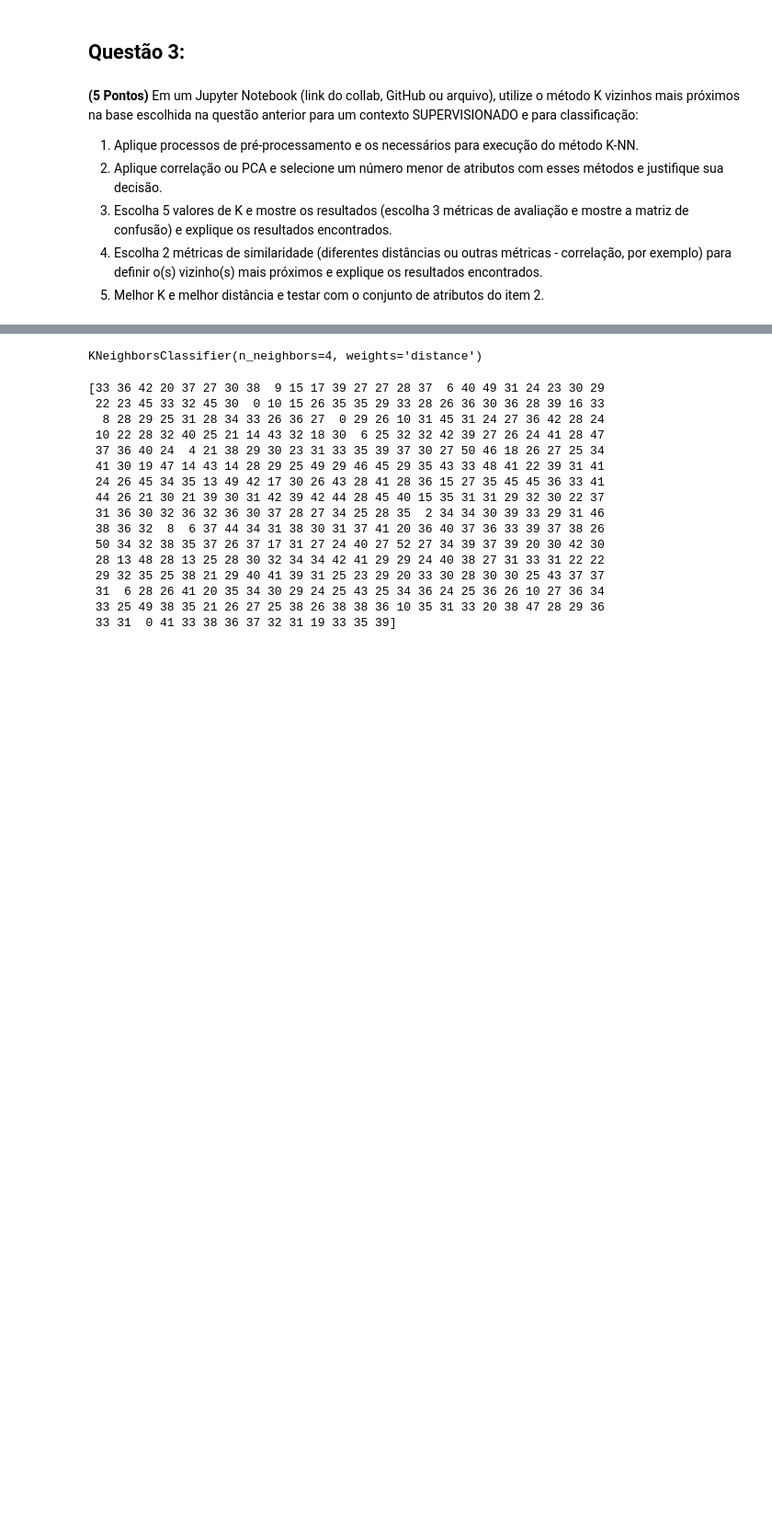
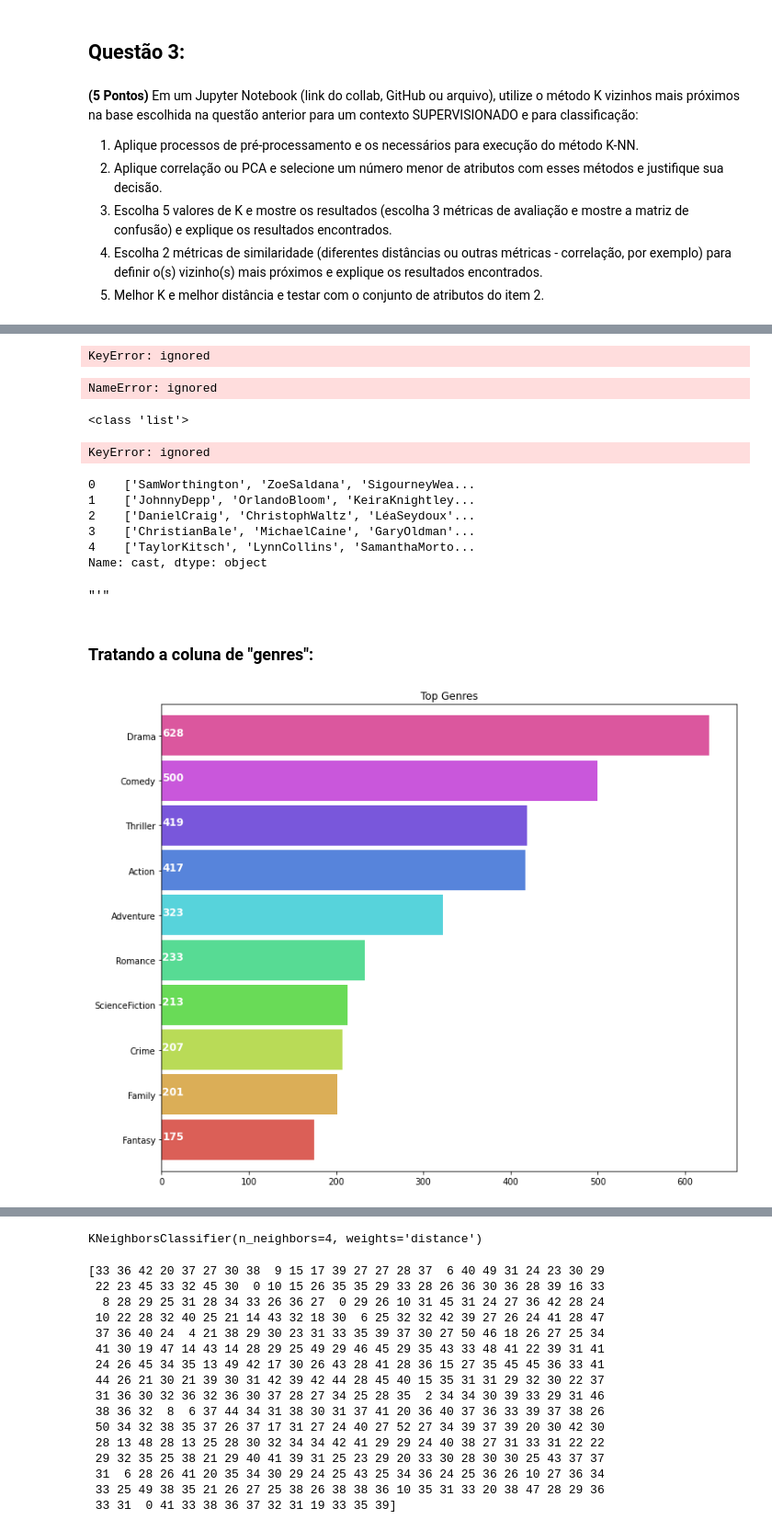
Before and after one commit to mthonorio/IA, a Jupyter notebook: prova_1/IA_Prova_1.ipynb, the cells around one changed output, grey strips where cells are left out. Shown at 92% size. Cells and saved outputs as stored; diff of their text form; code cells hidden in the pictures; blank space fills up the shorter version.

```diff
--- a/prova_1/IA_Prova_1.ipynb
+++ b/prova_1/IA_Prova_1.ipynb
@@ -122,0 +227,7 @@ Name: genres, Length: 4803, dtype: object
+# %%
+for index,i in enumerate(movies2['cast']):
+  list2 = []
+  if len(i) > 5:
+    list2 = movies2['cast'][index][0:5]
+
+  movies2.loc[index,'cast'] = list2
@@ -122,0 +240,5 @@ Name: genres, Length: 4803, dtype: object
+# %%
+list2 = []
+list2 = movies2['cast'][7][0:5]
+movies2['cast'][7] = list2
+movies2['cast'][7]
@@ -122,0 +269,6 @@ Name: genres, Length: 4803, dtype: object
+# %%
+for index,i in enumerate(movies2['cast']):
+  movies2['cast'][i] = movies2['cast'][i].str.strip('[]').str.replace(' ','').str.replace("'",'').str.replace('"','')
+  movies2['cast'][i] = movies2['cast'][i].str.split(',')
+# %% [output]
+KeyError: ignored
@@ -122,0 +280,26 @@ Name: genres, Length: 4803, dtype: object
+# %%
+print(string[2])
+# %% [output]
+NameError: ignored
+# %%
+print(type(string))
+# %% [output]
+<class 'list'>
+# %%
+for index,i in enumerate(movies2['cast']):
+  string = "',".join(str(x) for x in movies2['cast'][i])
+# %% [output]
+KeyError: ignored
+# %%
+movies2['cast'].head()
+# %% [output]
+0    ['SamWorthington', 'ZoeSaldana', 'SigourneyWea...
+1    ['JohnnyDepp', 'OrlandoBloom', 'KeiraKnightley...
+2    ['DanielCraig', 'ChristophWaltz', 'LéaSeydoux'...
+3    ['ChristianBale', 'MichaelCaine', 'GaryOldman'...
+4    ['TaylorKitsch', 'LynnCollins', 'SamanthaMorto...
+Name: cast, dtype: object
+# %%
+movies2['cast'][2][1]
+# %% [output]
+"'"
@@ -122,0 +312,15 @@ Name: genres, Length: 4803, dtype: object
+# %% [markdown]
+### Tratando a coluna de "**genres**":
+# %%
+# Plotando o gráfico que indica a quantidade de cada filme classificado por gênero
+plt.subplots(figsize=(12,10))
+list1 = []
+for i in movies['genres']:
+    list1.extend(i)
+ax = pd.Series(list1).value_counts()[:10].sort_values(ascending=True).plot.barh(width=0.9,color=sns.color_palette('hls',10))
+for i, v in enumerate(pd.Series(list1).value_counts()[:10].sort_values(ascending=True).values):
+    ax.text(.8, i, v,fontsize=12,color='white',weight='bold')
+plt.title('Top Genres')
+plt.show()
+# %% [output]
+[figure, added]
```
Also changed, not shown: parts of 79 cells of this notebook.
